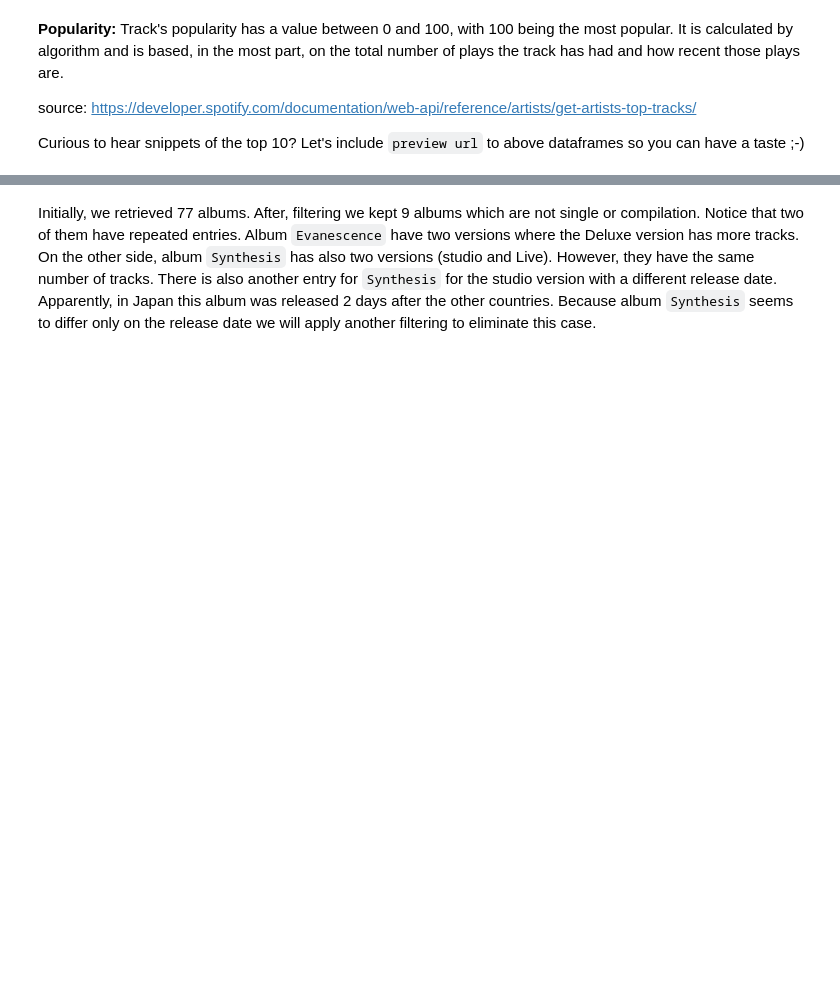
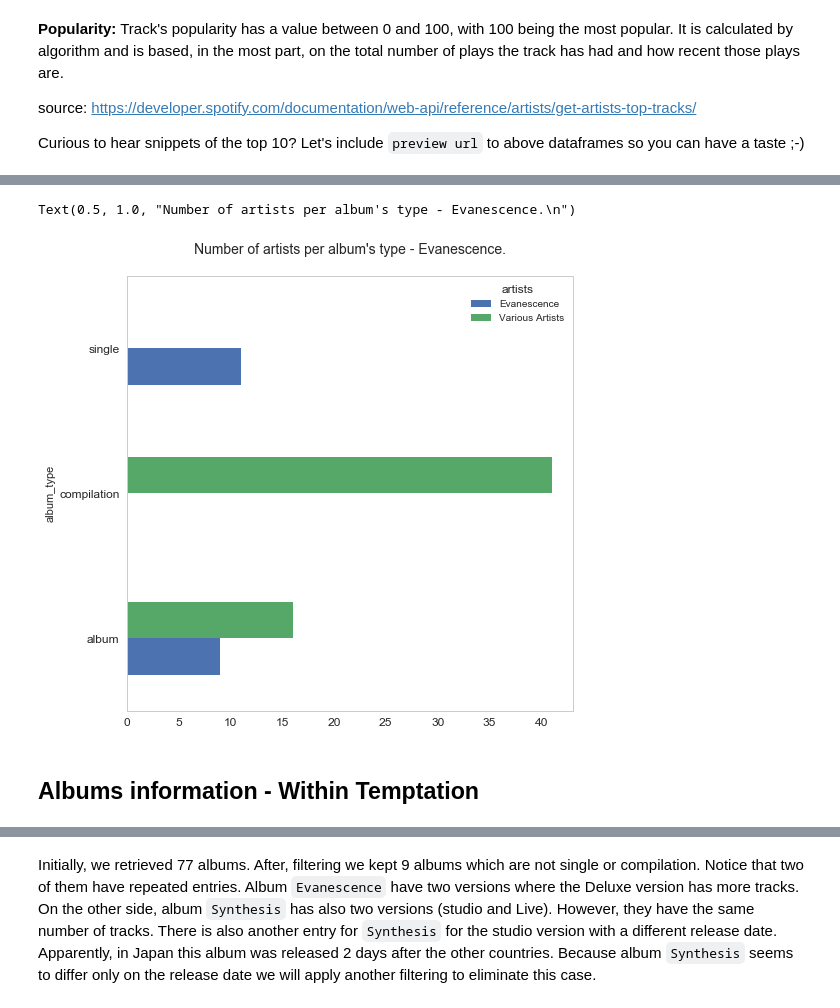
Before and after one commit to dpbac/evanescence_and_within_temptation_in_Python, a Jupyter notebook: notebook_02_retrieve_metada_Spotify_Evanescence_Within_Temptation.ipynb, the cells around one changed output, grey strips where cells are left out. Saved outputs shown, nothing was run; the diff lists cells and outputs as text; code cells hidden in the pictures; blank space fills up the shorter version.

```diff
--- a/notebook_02_retrieve_metada_Spotify_Evanescence_Within_Temptation.ipynb
+++ b/notebook_02_retrieve_metada_Spotify_Evanescence_Within_Temptation.ipynb
@@ -458,0 +584,9 @@ df_albums_evanescence_filtered.reset_index(inplace=True, drop = True)
+# %%
+ax = df_albums_evanescence.groupby('artists').album_type.value_counts().unstack(0).plot.barh(figsize=(8,8),
+                                                                                        grid = False, fontsize = 12)
+ax.set_title("Number of artists per album's type - Evanescence.\n", fontsize = 14)
+# %% [output]
+Text(0.5, 1.0, "Number of artists per album's type - Evanescence.\n")
+[figure, added]
+# %% [markdown]
+## Albums information - Within Temptation
```
Also changed, not shown: parts of 93 cells of this notebook.
